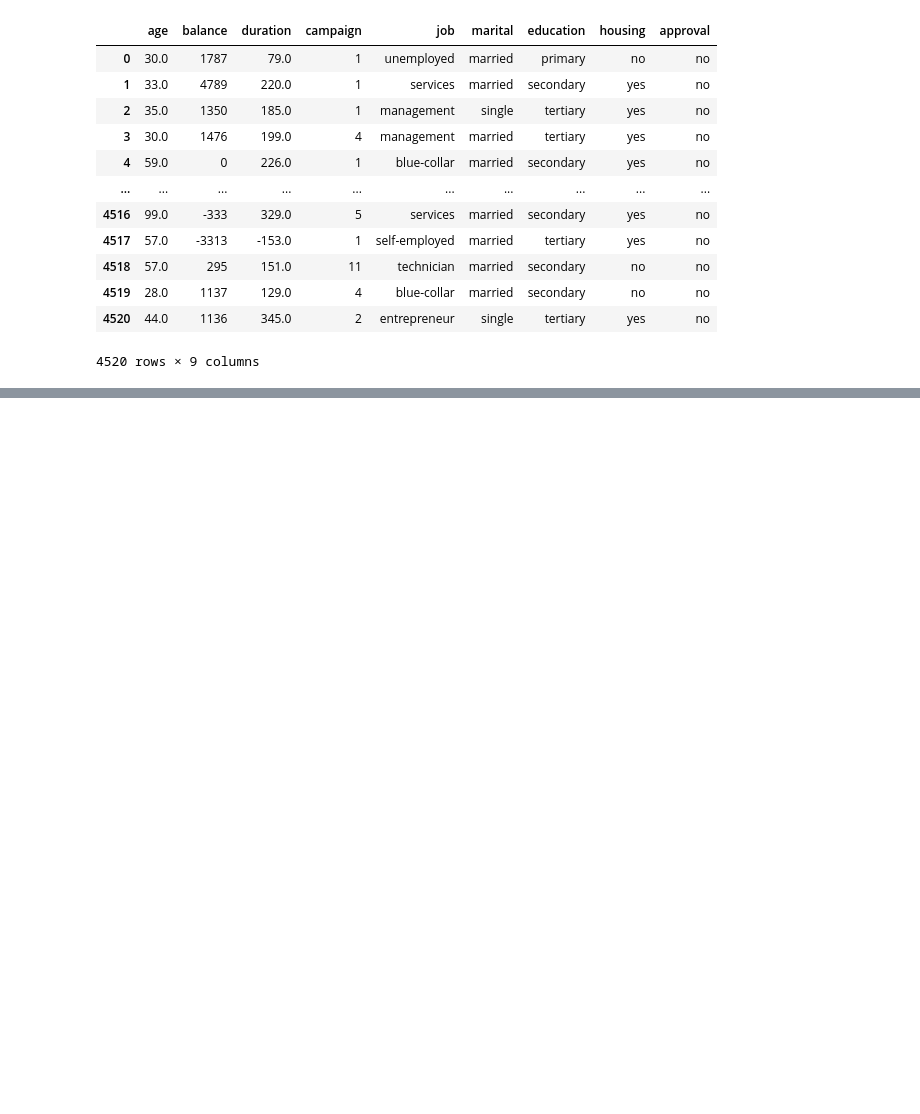
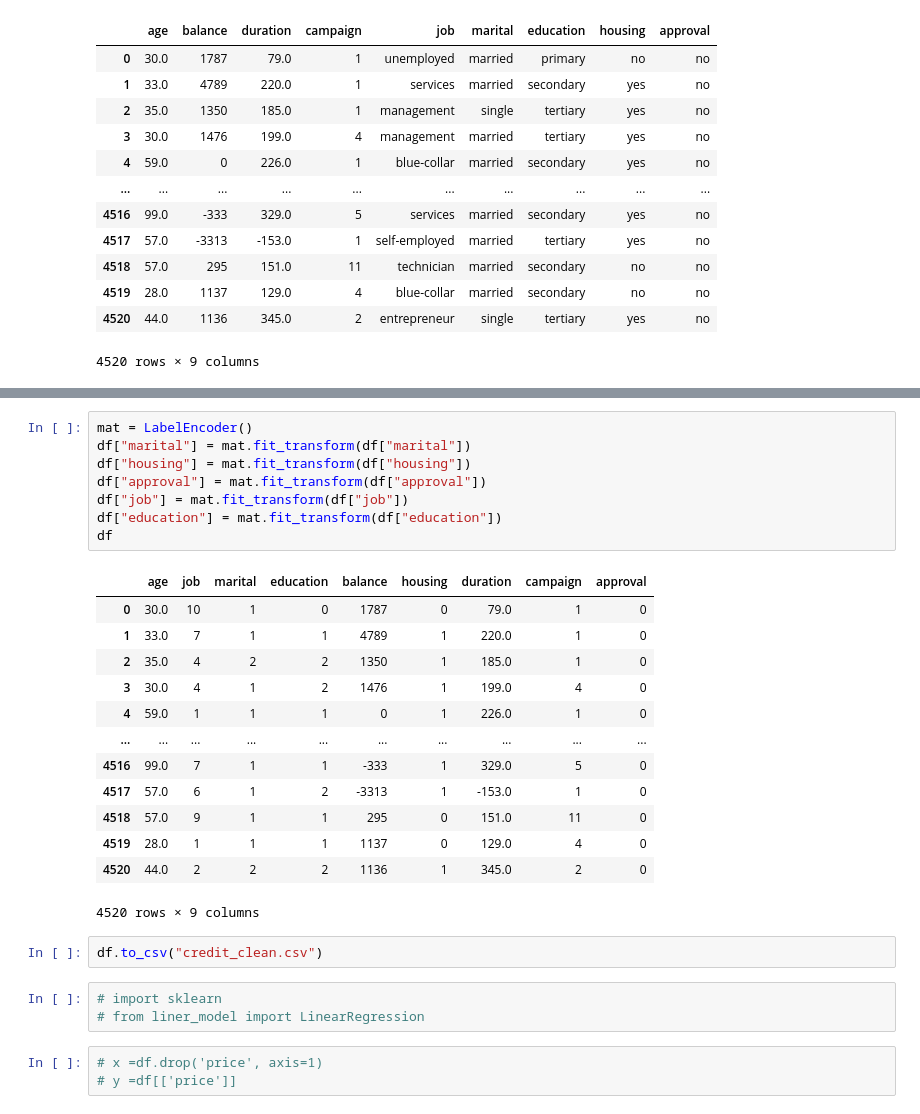
Before and after one commit to soojal-bhardwaj-27/DS_16th_july, a Jupyter notebook: Pandas/credit/credit.ipynb, the cells around one changed output, grey strips where cells are left out. Drawn from its saved outputs; the diff is of its cells as text; blank space fills up the shorter version.

Commit message:
update all csv files with encoding and collection and regression

```diff
--- a/Pandas/credit/credit.ipynb
+++ b/Pandas/credit/credit.ipynb
@@ -433,0 +450,30 @@ pd.concat([num_col,cat_col],axis=1)
+# %%
+mat = LabelEncoder()
+df["marital"] = mat.fit_transform(df["marital"])
+df["housing"] = mat.fit_transform(df["housing"])
+df["approval"] = mat.fit_transform(df["approval"])
+df["job"] = mat.fit_transform(df["job"])
+df["education"] = mat.fit_transform(df["education"])
+df
+# %% [output]
+|  | age | job | marital | education | balance | housing | duration | campaign | approval |
+| 0 | 30.0 | 10 | 1 | 0 | 1787 | 0 | 79.0 | 1 | 0 |
+| 1 | 33.0 | 7 | 1 | 1 | 4789 | 1 | 220.0 | 1 | 0 |
+| 2 | 35.0 | 4 | 2 | 2 | 1350 | 1 | 185.0 | 1 | 0 |
+| 3 | 30.0 | 4 | 1 | 2 | 1476 | 1 | 199.0 | 4 | 0 |
+| 4 | 59.0 | 1 | 1 | 1 | 0 | 1 | 226.0 | 1 | 0 |
+| ... | ... | ... | ... | ... | ... | ... | ... | ... | ... |
+| 4516 | 99.0 | 7 | 1 | 1 | -333 | 1 | 329.0 | 5 | 0 |
+| 4517 | 57.0 | 6 | 1 | 2 | -3313 | 1 | -153.0 | 1 | 0 |
+| 4518 | 57.0 | 9 | 1 | 1 | 295 | 0 | 151.0 | 11 | 0 |
+| 4519 | 28.0 | 1 | 1 | 1 | 1137 | 0 | 129.0 | 4 | 0 |
+| 4520 | 44.0 | 2 | 2 | 2 | 1136 | 1 | 345.0 | 2 | 0 |
+4520 rows × 9 columns
+# %%
+df.to_csv("credit_clean.csv")
+# %%
+# import sklearn
+# from liner_model import LinearRegression
+# %%
+# x =df.drop('price', axis=1)
+# y =df[['price']]
```
Also changed, not shown: parts of 17 cells of this notebook, 10 other files.
